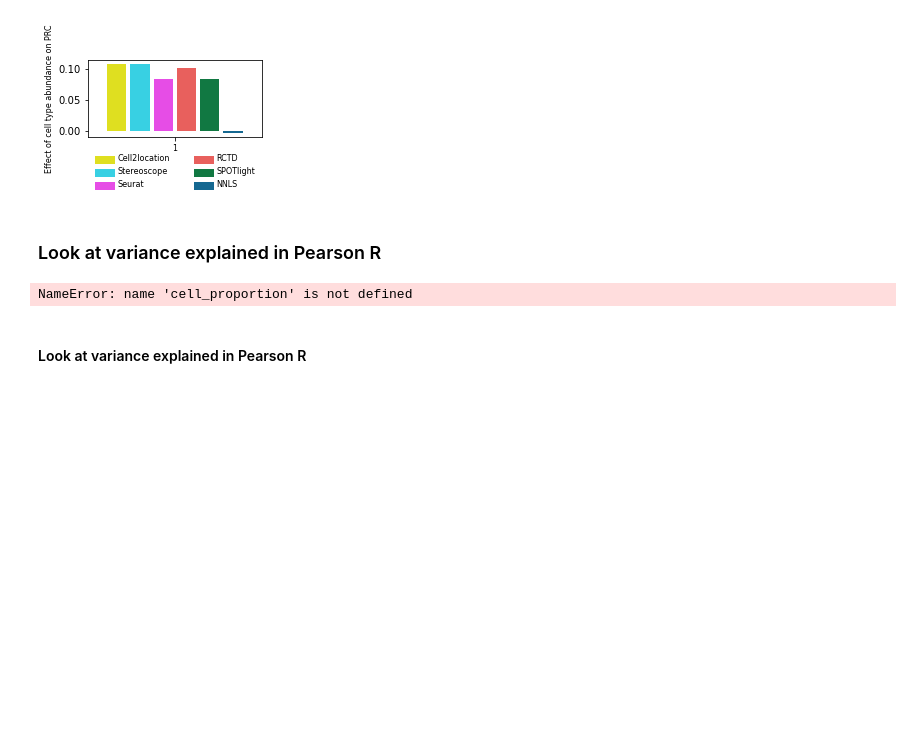
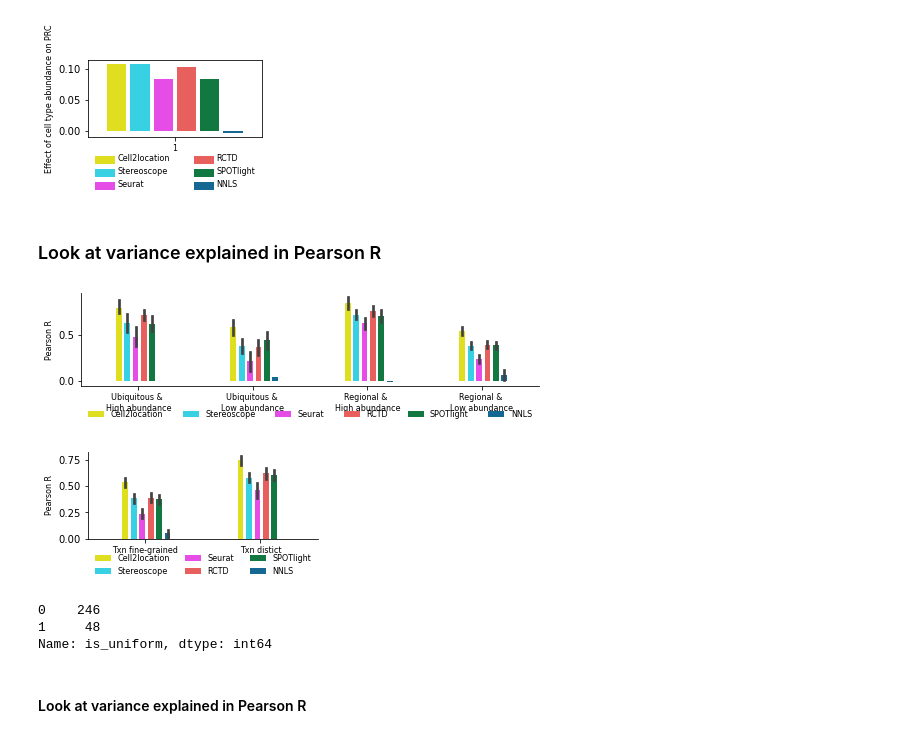
Before and after one commit to vitkl/cell2location_paper, a Jupyter notebook: notebooks/benchmarking/Fig1BCDE_FigS1S2S3_synthetic_data_improved_revision4_plots.ipynb, the cells around one changed output. Saved outputs shown, nothing was run; the diff lists cells and outputs as text; code cells hidden in the pictures; blank space fills up the shorter version.

Commit message:
fix bug in Pearson R bar plot

```diff
--- a/notebooks/benchmarking/Fig1BCDE_FigS1S2S3_synthetic_data_improved_revision4_plots.ipynb
+++ b/notebooks/benchmarking/Fig1BCDE_FigS1S2S3_synthetic_data_improved_revision4_plots.ipynb
@@ -1382,7 +1382,7 @@ get_PR_values = lambda x, y: np.array([calculate_r2(x.iloc[:,i], y.iloc[:,i]) fo
 
 dfs_detailed = []
 for df, method in zip(cell_prop_dfs, method_names):
-    df_detailed = pd.DataFrame({'value': get_PR_values(cell_proportion, df)})
+    df_detailed = pd.DataFrame({'value': get_PR_values(cell_proportions, df)})
     df_detailed['cell_type'] = df.columns
     df_detailed['is_uniform'] = adata_vis_res.uns['design']['cell_types2zones']['is_uniform'][df.columns].values
     df_detailed['is_high_density'] = adata_vis_res.uns['design']['cell_types2zones']['is_high_density'][df.columns].values
@@ -1440,36 +1440,41 @@ def plot_boxplot_prc(x, y="value", n_leged_col=6):
     #            fontsize=15, frameon=False);
 
     lgnd = plt.legend(loc='center', bbox_to_anchor=(0, -0.45,  1, 0.3), mode='expand', ncol=n_leged_col,
                fontsize=8, frameon=False);
 
     # for handle in lgnd.legendHandles:
     #     handle.set_height(20)
     #     handle.set_width(40)
     #     handle.set_y(-4)
     #
     plt.tight_layout();
 
     g.spines['right'].set_visible(False)
     g.spines['top'].set_visible(False)
 
     # ax = plt.gca()
     # ax.set_xticks(ax.get_xticks() + 0.4)
     # plt.savefig(fig_path + '/barplot_by_category_with_label.pdf', bbox_inches='tight')
 
 
 plt.figure(figsize=(7.25, 2.2))
 plot_boxplot_prc('Fig1_categories', n_leged_col=6)
 plt.savefig(fig_path + '/barplot_Fig1_abundance_categories_Pearson_R.pdf', bbox_inches='tight')
 plt.show()
 
 plt.figure(figsize=(4., 2.2))
 plot_boxplot_prc('Fig1_txn_categories', n_leged_col=3)
 plt.savefig(fig_path + '/barplot_Fig1_txn_categories_Pearson_R.pdf', bbox_inches='tight')
 plt.show()
 # %% [output]
-NameError: name 'cell_proportion' is not defined
+[figure, added]
+[figure, added]
 # %%
 pr_data_values['is_uniform'].value_counts()
+# %% [output]
+0    246
+1     48
+Name: is_uniform, dtype: int64
 # %% [markdown]
 #### Look at variance explained in Pearson R
 # %%
```
Also changed, not shown: parts of 4 cells of this notebook, 12 other files.
